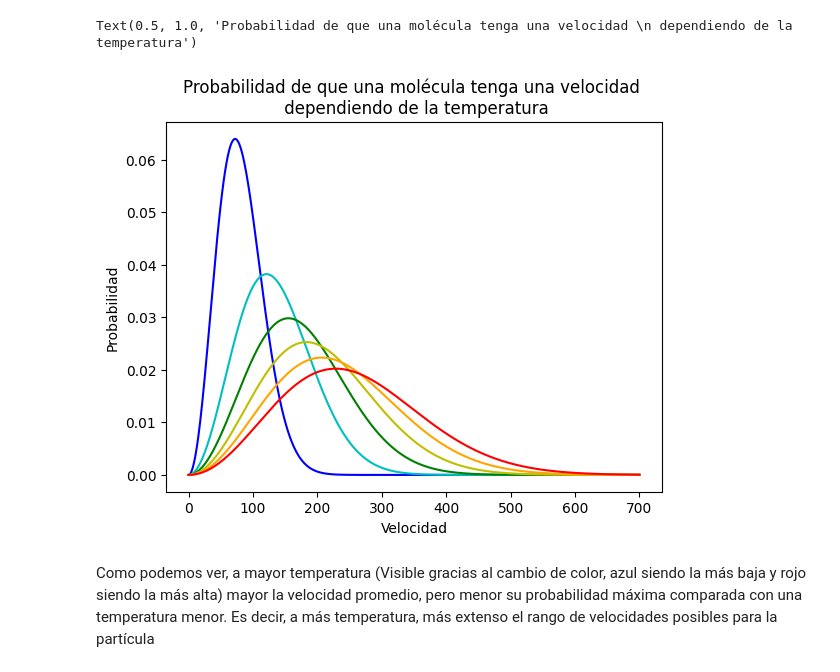
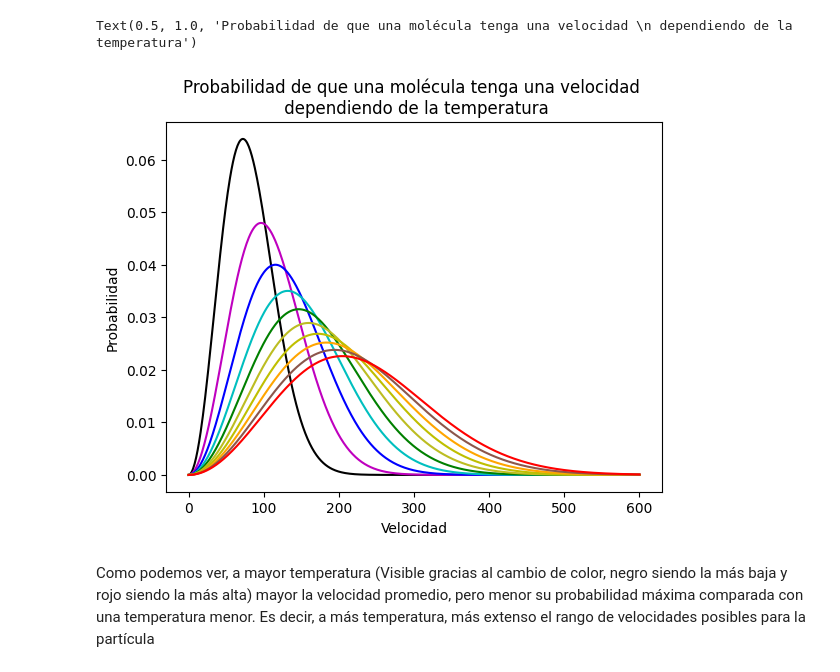
Before and after one commit to Metodos1-BrunoAbello-ManuelBecerra/FISI2526-MetCompCompl-202320-Abello-Becerra, a Jupyter notebook: Taller_2/punto_3_taller_2.ipynb, the cells around one changed output. Saved outputs shown, nothing was run; the diff lists cells and outputs as text; code cells hidden in the pictures.

```diff
--- a/Taller_2/punto_3_taller_2.ipynb
+++ b/Taller_2/punto_3_taller_2.ipynb
@@ -140,9 +140,9 @@ def GetWeightsGHer(n):
 
     return Weights
 # %%
-T = np.linspace(100, 1000, 6)
+T = np.linspace(100, 800, 10)
 m = 1
-v = np.linspace(0, 700, 2000)
+v = np.linspace(0, 600, 600)
 r = 8.314
 # %%
 def P (v, T, M = m, R = r):
@@ -150,30 +150,42 @@ def P (v, T, M = m, R = r):
 # %%
 colores = []
 for i in T:
     proba = P(v, i)
-    if 'b' not in colores:
+    if 'k' not in colores:
+        plt.plot(v, proba, color = 'k')
+        colores.append('k')
+    elif 'm' not in colores:
+        plt.plot(v, proba, color = 'm')
+        colores.append('m')
+    elif 'b' not in colores:
         plt.plot(v, proba, color = 'b')
         colores.append('b')
     elif 'c' not in colores:
         plt.plot(v, proba, color = 'c')
         colores.append('c')
     elif 'g' not in colores:
         plt.plot(v, proba, color = 'g')
         colores.append('g')
+    elif 'tab:olive' not in colores:
+        plt.plot(v, proba, color = 'tab:olive')
+        colores.append('tab:olive')
     elif 'y' not in colores:
         plt.plot(v, proba, color = 'y')
         colores.append('y')
     elif 'orange' not in colores:
         plt.plot(v, proba, color = 'orange')
         colores.append('orange')
+    elif 'tab:brown' not in colores:
+        plt.plot(v, proba, color = 'tab:brown')
+        colores.append('tab:brown')
     else:
         plt.plot(v, proba, color = 'r')
         colores.append('r')
 plt.xlabel("Velocidad")
 plt.ylabel("Probabilidad")
 plt.title("Probabilidad de que una molécula tenga una velocidad \n dependiendo de la temperatura")
 # %% [output]
 Text(0.5, 1.0, 'Probabilidad de que una molécula tenga una velocidad \n dependiendo de la temperatura')
-[figure, old version]
+[figure, new version]
 # %% [markdown]
-Como podemos ver, a mayor temperatura (Visible gracias al cambio de color, azul siendo la más baja y rojo siendo la más alta) mayor la velocidad promedio, pero menor su probabilidad máxima comparada con una temperatura menor. Es decir, a más temperatura, más extenso el rango de velocidades posibles para la partícula
+Como podemos ver, a mayor temperatura (Visible gracias al cambio de color, negro siendo la más baja y rojo siendo la más alta) mayor la velocidad promedio, pero menor su probabilidad máxima comparada con una temperatura menor. Es decir, a más temperatura, más extenso el rango de velocidades posibles para la partícula
```
Also changed, not shown: parts of 6 cells of this notebook.
